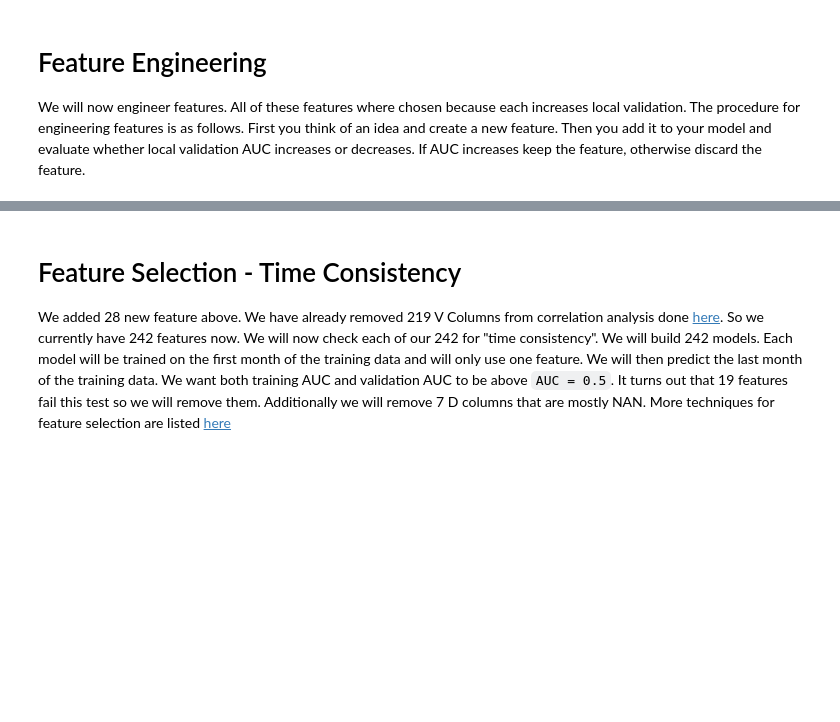
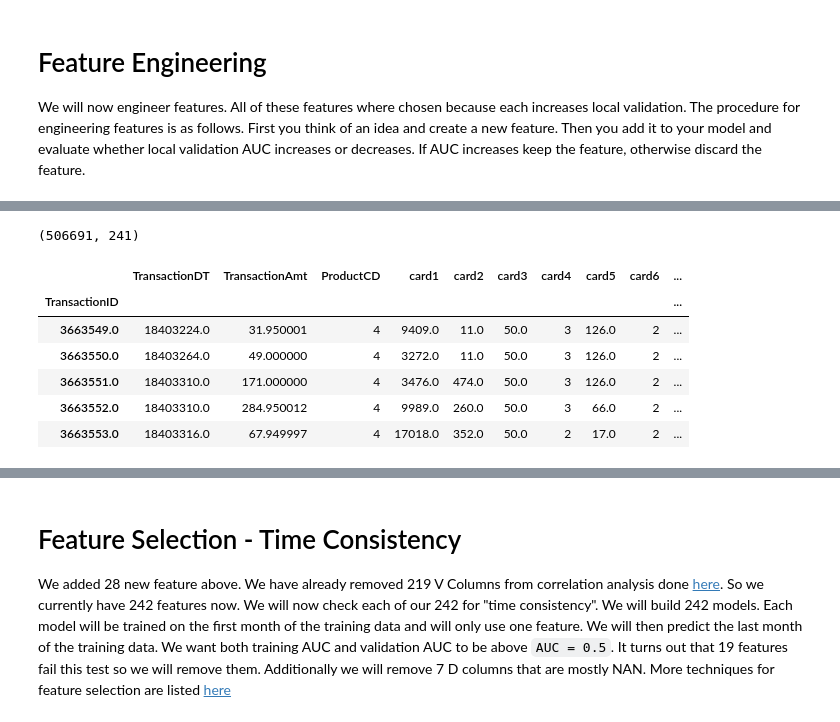
Before and after one commit to RockYuan/DeepLearning, a Jupyter notebook: xgb-fraud-with-magic-0-9600.ipynb, the cells around one changed output, grey strips where cells are left out. Cells and saved outputs as stored; diff of their text form; code cells hidden in the pictures; blank space fills up the shorter version.

```diff
--- a/xgb-fraud-with-magic-0-9600.ipynb
+++ b/xgb-fraud-with-magic-0-9600.ipynb
@@ -292,0 +334,12 @@ Wall time: 19.4 s
+# %%
+print(X_test.shape)
+X_test.head()
+# %% [output]
+(506691, 241)
+|  | TransactionDT | TransactionAmt | ProductCD | card1 | card2 | card3 | card4 | card5 | card6 | ... |
+| TransactionID |  |  |  |  |  |  |  |  |  | ... |
+| 3663549.0 | 18403224.0 | 31.950001 | 4 | 9409.0 | 11.0 | 50.0 | 3 | 126.0 | 2 | ... |
+| 3663550.0 | 18403264.0 | 49.000000 | 4 | 3272.0 | 11.0 | 50.0 | 3 | 126.0 | 2 | ... |
+| 3663551.0 | 18403310.0 | 171.000000 | 4 | 3476.0 | 474.0 | 50.0 | 3 | 126.0 | 2 | ... |
+| 3663552.0 | 18403310.0 | 284.950012 | 4 | 9989.0 | 260.0 | 50.0 | 3 | 66.0 | 2 | ... |
+| 3663553.0 | 18403316.0 | 67.949997 | 4 | 17018.0 | 352.0 | 50.0 | 2 | 17.0 | 2 | ... |
```
Also changed, not shown: parts of 8 cells of this notebook.
